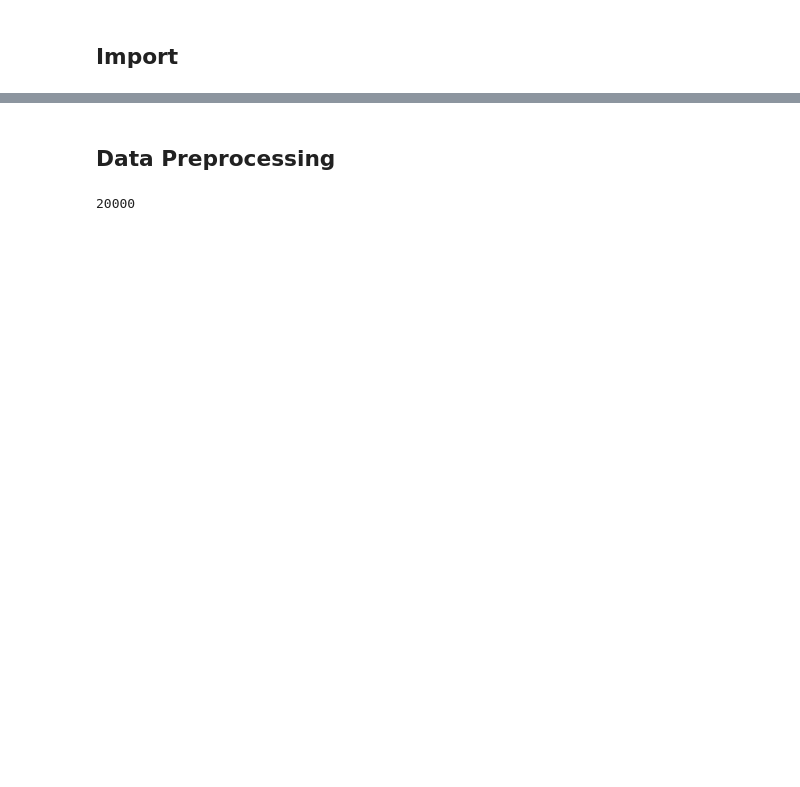
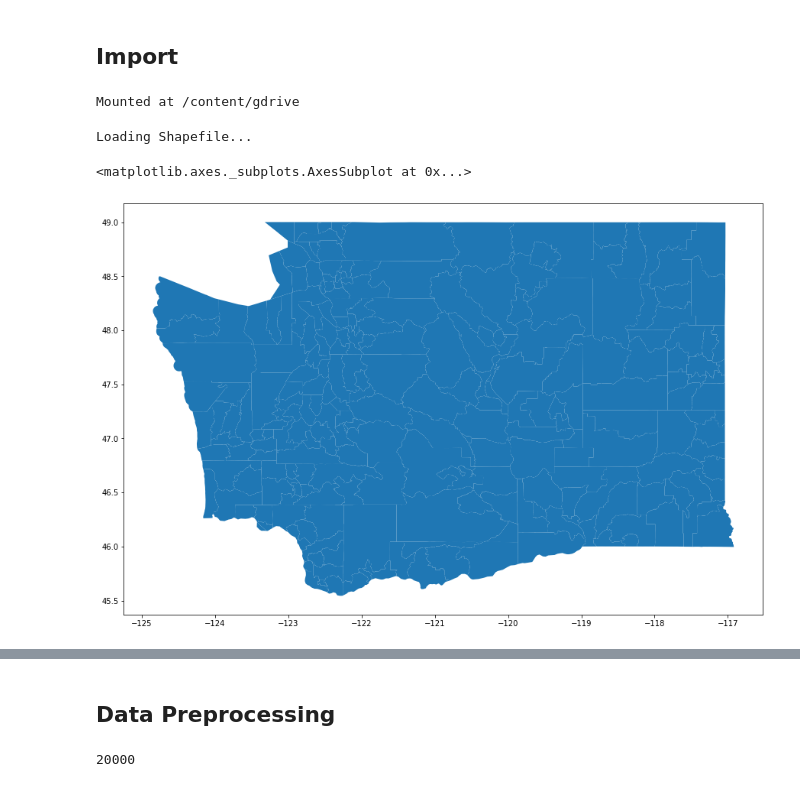
Before and after one commit to Kate-Strydom/cse450, a Jupyter notebook: house_price.ipynb, the cells around one changed output, grey strips where cells are left out. Cells and saved outputs as stored; diff of their text form; code cells hidden in the pictures; blank space fills up the shorter version.

```diff
--- a/house_price.ipynb
+++ b/house_price.ipynb
@@ -2,3 +2,8 @@
 <a href="https://colab.research.google.com/github/Kate-Strydom/cse450/blob/main/house_price.ipynb" target="_parent"><img src="https://colab.research.google.com/assets/colab-badge.svg" alt="Open In Colab"/></a>
 # %% [markdown]
 ## Import
+# %%
+from google.colab import drive
+drive.mount("/content/gdrive")
+# %% [output]
+Mounted at /content/gdrive
@@ -4,0 +12,11 @@
+# %%
+print("Loading Shapefile...")
+shapefile = gpd.read_file("/content/gdrive/My Drive/shapefile/tl_2016_53_cousub.shp")
+# %% [output]
+Loading Shapefile...
+# %%
+fig, ax = plt.subplots(figsize = (15,15))
+shapefile.plot(ax=ax)
+# %% [output]
+<matplotlib.axes._subplots.AxesSubplot at 0x...>
+[figure, added]
```
Also changed, not shown: parts of 57 cells of this notebook.
